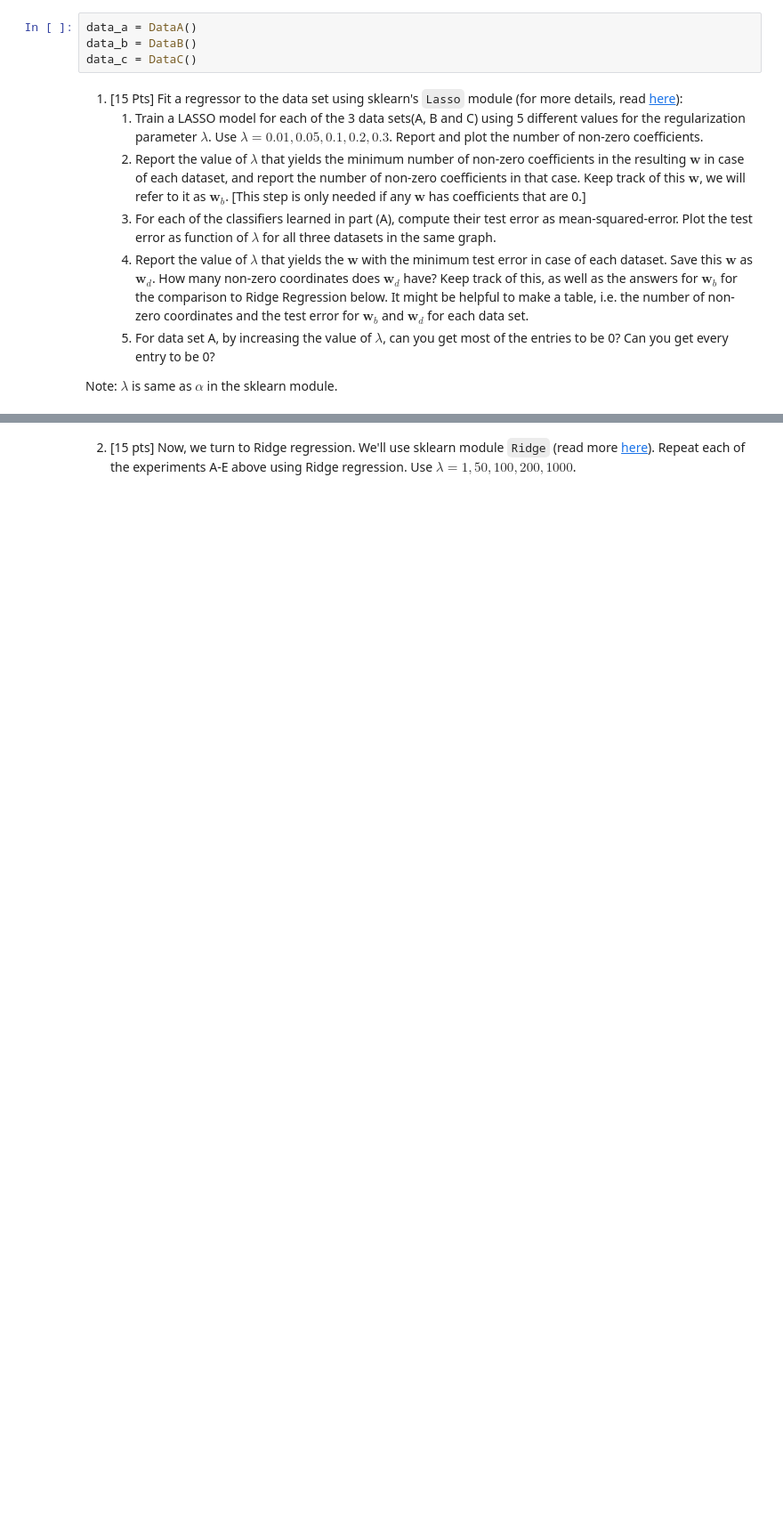
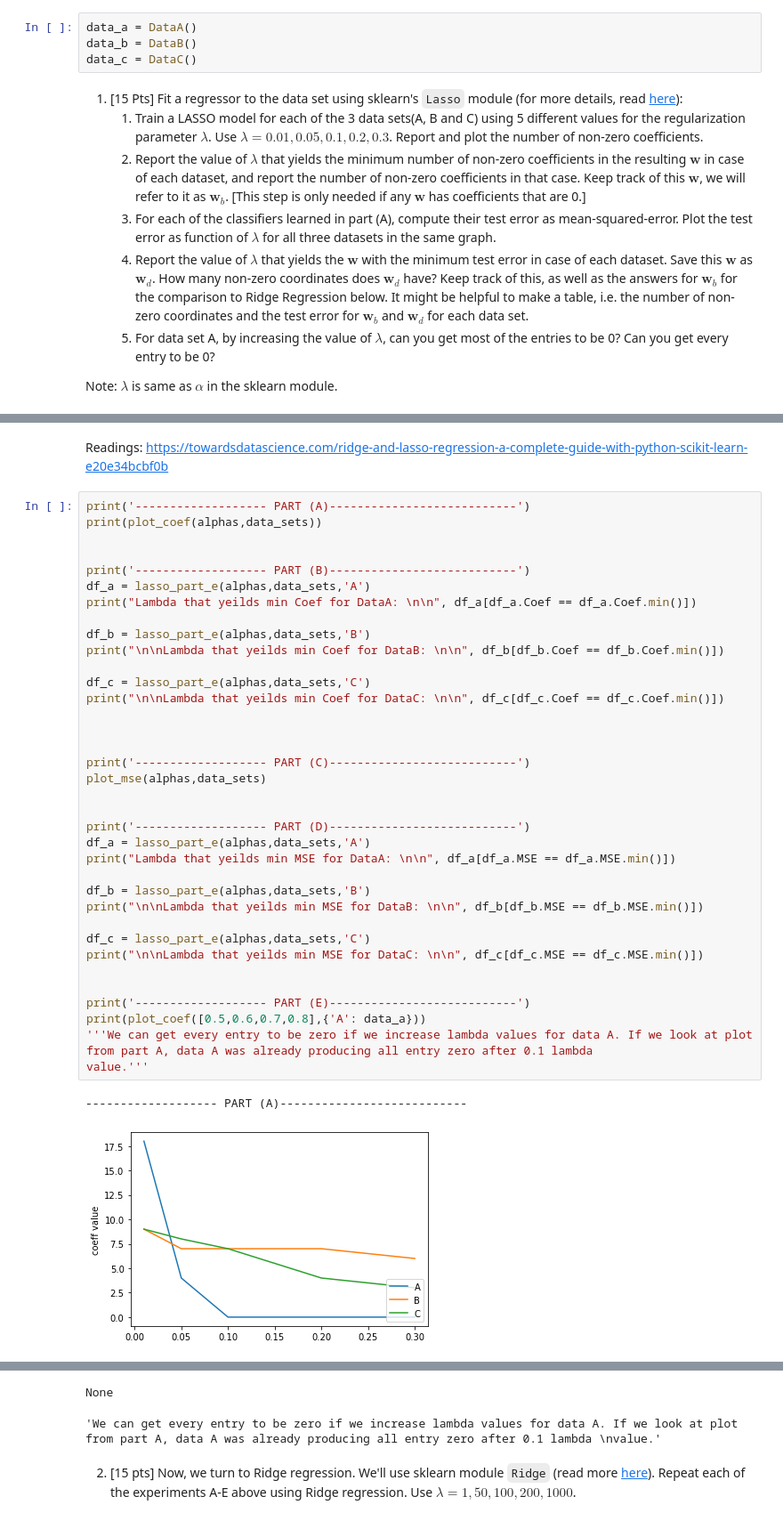
Before and after one commit to tech3371/ml_class, a Jupyter notebook: HW3-Bundle/HW3-Base.ipynb, the cells around one changed output, grey strips where cells are left out. Shown at 89% size. Cells and saved outputs as stored; diff of their text form; blank space fills up the shorter version.

```diff
--- a/HW3-Bundle/HW3-Base.ipynb
+++ b/HW3-Bundle/HW3-Base.ipynb
@@ -177,0 +169,41 @@ print('------------------- PART (E)---------------------------')
+# %% [markdown]
+Readings: https://towardsdatascience.com/ridge-and-lasso-regression-a-complete-guide-with-python-scikit-learn-e20e34bcbf0b
+# %%
+print('------------------- PART (A)---------------------------')
+print(plot_coef(alphas,data_sets))
+
+
+print('------------------- PART (B)---------------------------')
+df_a = lasso_part_e(alphas,data_sets,'A')
+print("Lambda that yeilds min Coef for DataA: \n\n", df_a[df_a.Coef == df_a.Coef.min()])
+
+df_b = lasso_part_e(alphas,data_sets,'B')
+print("\n\nLambda that yeilds min Coef for DataB: \n\n", df_b[df_b.Coef == df_b.Coef.min()])
+
+df_c = lasso_part_e(alphas,data_sets,'C')
+print("\n\nLambda that yeilds min Coef for DataC: \n\n", df_c[df_c.Coef == df_c.Coef.min()])
+
+
+
+print('------------------- PART (C)---------------------------')
+plot_mse(alphas,data_sets)
+
+
+print('------------------- PART (D)---------------------------')
+df_a = lasso_part_e(alphas,data_sets,'A')
+print("Lambda that yeilds min MSE for DataA: \n\n", df_a[df_a.MSE == df_a.MSE.min()])
+
+df_b = lasso_part_e(alphas,data_sets,'B')
+print("\n\nLambda that yeilds min MSE for DataB: \n\n", df_b[df_b.MSE == df_b.MSE.min()])
+
+df_c = lasso_part_e(alphas,data_sets,'C')
+print("\n\nLambda that yeilds min MSE for DataC: \n\n", df_c[df_c.MSE == df_c.MSE.min()])
+
+
+print('------------------- PART (E)---------------------------')
+print(plot_coef([0.5,0.6,0.7,0.8],{'A': data_a}))
+'''We can get every entry to be zero if we increase lambda values for data A. If we look at plot from part A, data A was already producing all entry zero after 0.1 lambda
+value.'''
+# %% [output]
+------------------- PART (A)---------------------------
+[figure, added]
@@ -178,3 +249,5 @@ print('------------------- PART (E)---------------------------')
+None
+'We can get every entry to be zero if we increase lambda values for data A. If we look at plot from part A, data A was already producing all entry zero after 0.1 lambda \nvalue.'
 # %% [markdown]
 2. [15 pts] Now, we turn to Ridge regression. We'll use sklearn module `Ridge` (read more [here](http://scikit-learn.org/stable/modules/generated/sklearn.linear_model.Ridge.html#sklearn.linear_model.Ridge)). Repeat each of the experiments A-E above using Ridge regression. Use $\lambda = 1, 50, 100, 200, 1000$.
 # %%
```
Also changed, not shown: parts of 14 cells of this notebook.
